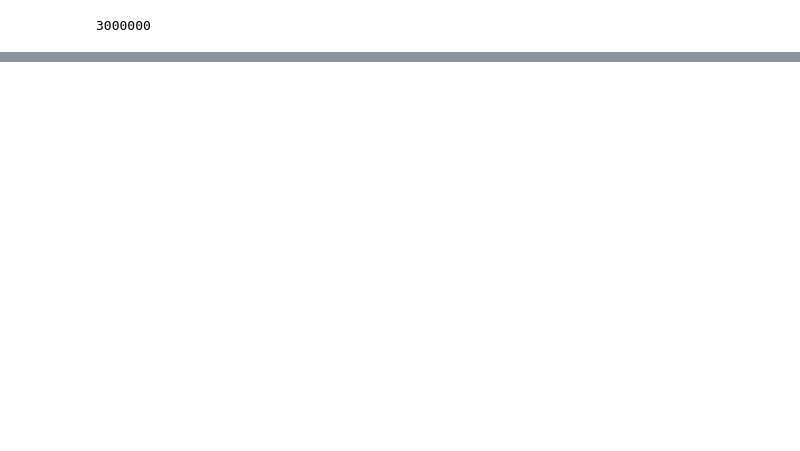
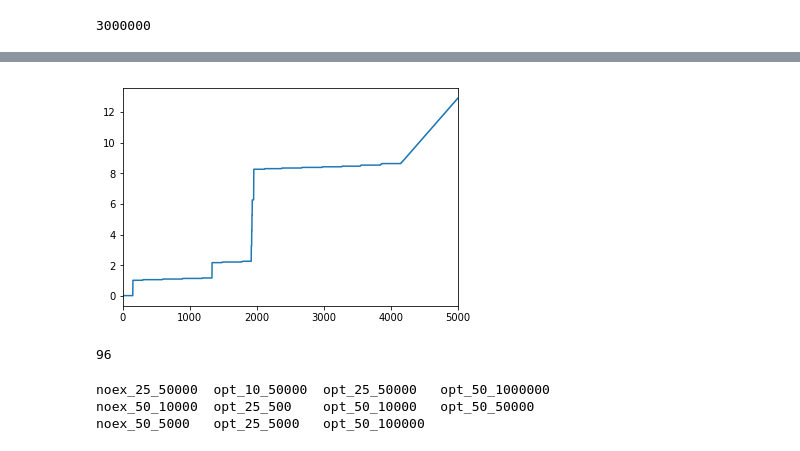
Before and after one commit to anhddo/oppoliter, a Jupyter notebook: notebook/Untitled1.ipynb, the cells around one changed output, grey strips where cells are left out. Saved outputs shown, nothing was run; the diff lists cells and outputs as text; code cells hidden in the pictures; blank space fills up the shorter version.

```diff
--- a/notebook/Untitled1.ipynb
+++ b/notebook/Untitled1.ipynb
@@ -136,0 +183,5 @@ noex_25_1000000         opt_10_50000
+# %%
+df_noex = pd.read_csv('noex_50_5000')
+ax = df_noex['reward'].cumsum().plot()
+# %% [output]
+[figure, added]
@@ -136,0 +190,10 @@ noex_25_1000000         opt_10_50000
+# %%
+sum(npr.uniform(size=1000) < 0.1)
+# %% [output]
+96
+# %%
+ls
+# %% [output]
+noex_25_50000  opt_10_50000  opt_25_50000   opt_50_1000000
+noex_50_10000  opt_25_500    opt_50_10000   opt_50_50000
+noex_50_5000   opt_25_5000   opt_50_100000
```
Also changed, not shown: parts of 15 cells of this notebook, 8 other files.
